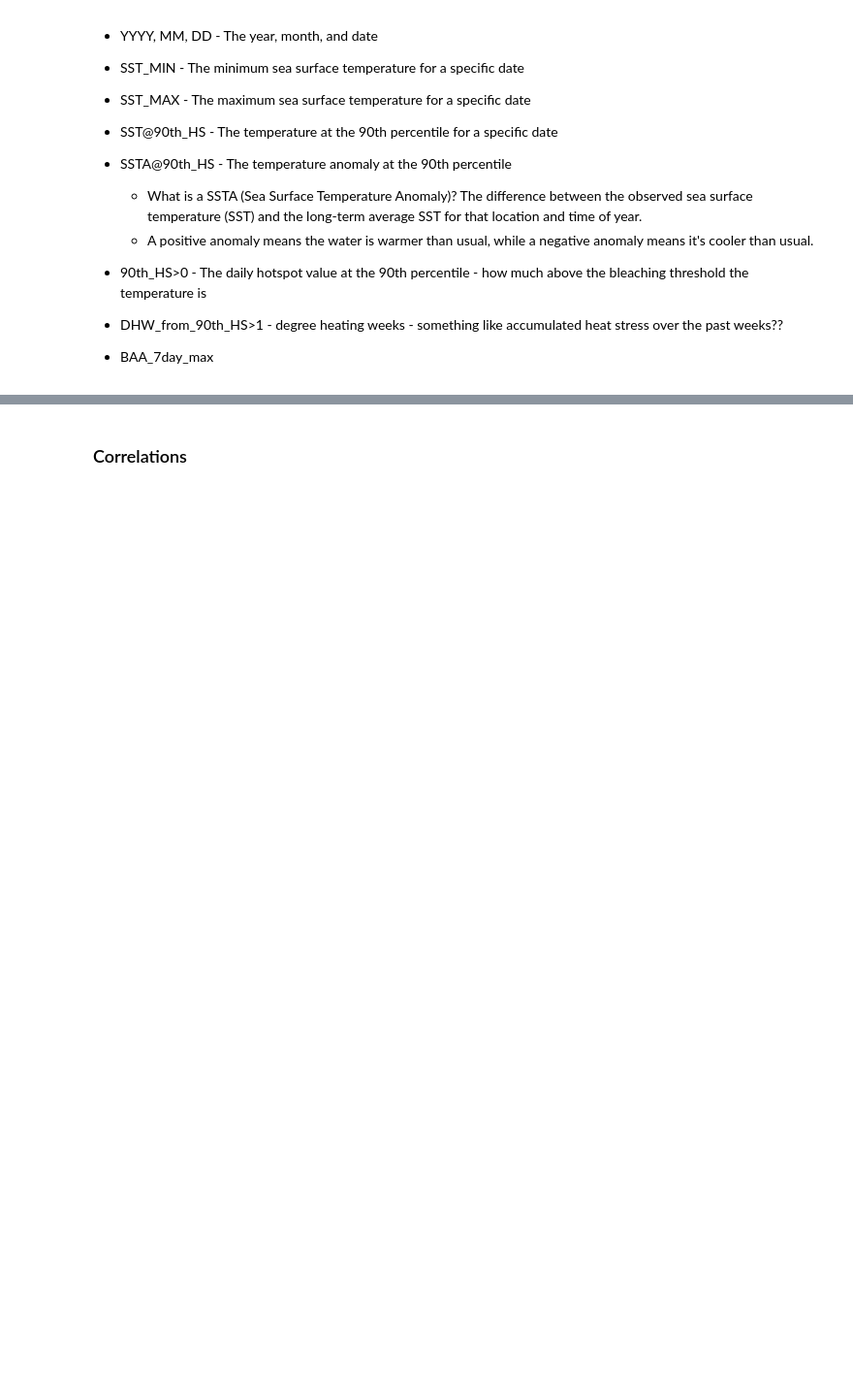
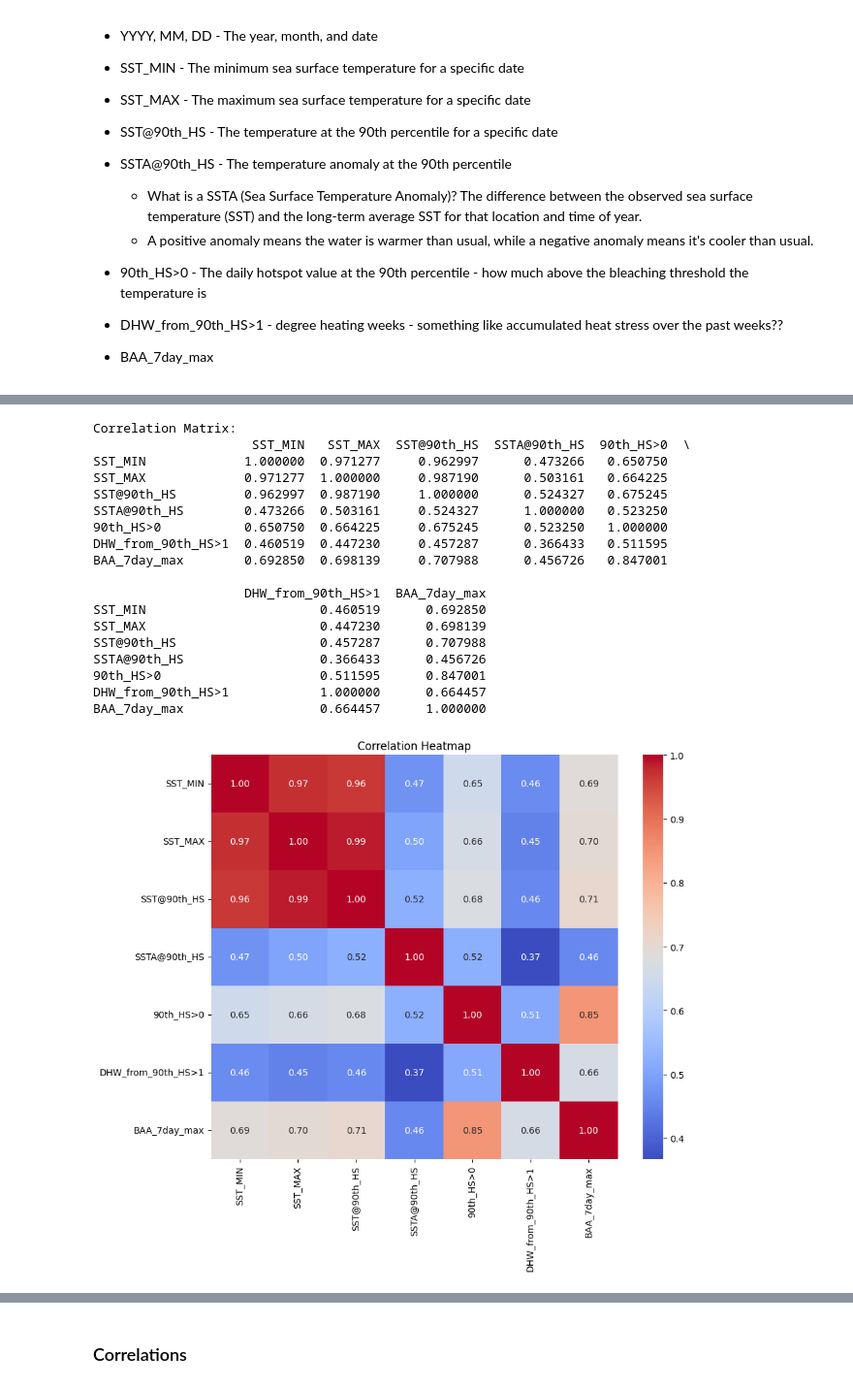
Before and after one commit to KengoKato02/coral-bleach-predictor, a Jupyter notebook: src/notebooks/noaa_evaluation.ipynb, the cells around one changed output, grey strips where cells are left out. Shown at 97% size. Saved outputs shown, nothing was run; the diff lists cells and outputs as text; code cells hidden in the pictures; blank space fills up the shorter version.

```diff
--- a/src/notebooks/noaa_evaluation.ipynb
+++ b/src/notebooks/noaa_evaluation.ipynb
@@ -202,8 +106,0 @@ Clear problem here, unexpected object values for expected float types. Clearly w
-# %%
-numeric_cols = ['SST_MIN', 'SST_MAX', 'SST@90th_HS', 'SSTA@90th_HS',
-                '90th_HS>0', 'DHW_from_90th_HS>1', 'BAA_7day_max']
-
-for col in numeric_cols:
-    station_df[col] = pd.to_numeric(station_df[col], errors='coerce')
-
-print('data types of columns: ', station_df.dtypes)
@@ -344,0 +132,8 @@ dtype: object
+# %%
+# Define for the columns that should be converted to numeric as we know from above
+numeric_cols = ['SST_MIN', 'SST_MAX', 'SST@90th_HS', 'SSTA@90th_HS',
+                '90th_HS>0', 'DHW_from_90th_HS>1', 'BAA_7day_max']
+
+station_df = convert_to_numeric(station_df, numeric_cols)
+
+print('data types of columns: ', station_df.dtypes)
@@ -344,0 +177,31 @@ dtype: object
+# %%
+correlation_cols = ['SST_MIN', 'SST_MAX', 'SST@90th_HS', 'SSTA@90th_HS', '90th_HS>0', 'DHW_from_90th_HS>1', 'BAA_7day_max']
+correlation_df = station_df[correlation_cols].dropna()
+correlation_matrix = correlation_df.corr()
+print("Correlation Matrix:")
+print(correlation_matrix)
+
+plt.figure(figsize=(10, 8))
+sns.heatmap(correlation_matrix, annot=True, cmap='coolwarm', fmt=".2f")
+plt.title("Correlation Heatmap")
+plt.show()
+# %% [output]
+Correlation Matrix:
+                     SST_MIN   SST_MAX  SST@90th_HS  SSTA@90th_HS  90th_HS>0  \
+SST_MIN             1.000000  0.971277     0.962997      0.473266   0.650750
+SST_MAX             0.971277  1.000000     0.987190      0.503161   0.664225
+SST@90th_HS         0.962997  0.987190     1.000000      0.524327   0.675245
+SSTA@90th_HS        0.473266  0.503161     0.524327      1.000000   0.523250
+90th_HS>0           0.650750  0.664225     0.675245      0.523250   1.000000
+DHW_from_90th_HS>1  0.460519  0.447230     0.457287      0.366433   0.511595
+BAA_7day_max        0.692850  0.698139     0.707988      0.456726   0.847001
+
+                    DHW_from_90th_HS>1  BAA_7day_max
+SST_MIN                       0.460519      0.692850
+SST_MAX                       0.447230      0.698139
+SST@90th_HS                   0.457287      0.707988
+SSTA@90th_HS                  0.366433      0.456726
+90th_HS>0                     0.511595      0.847001
+DHW_from_90th_HS>1            1.000000      0.664457
+BAA_7day_max                  0.664457      1.000000
+[figure, added]
```
Also changed, not shown: parts of 118 cells of this notebook, 5 other files.
